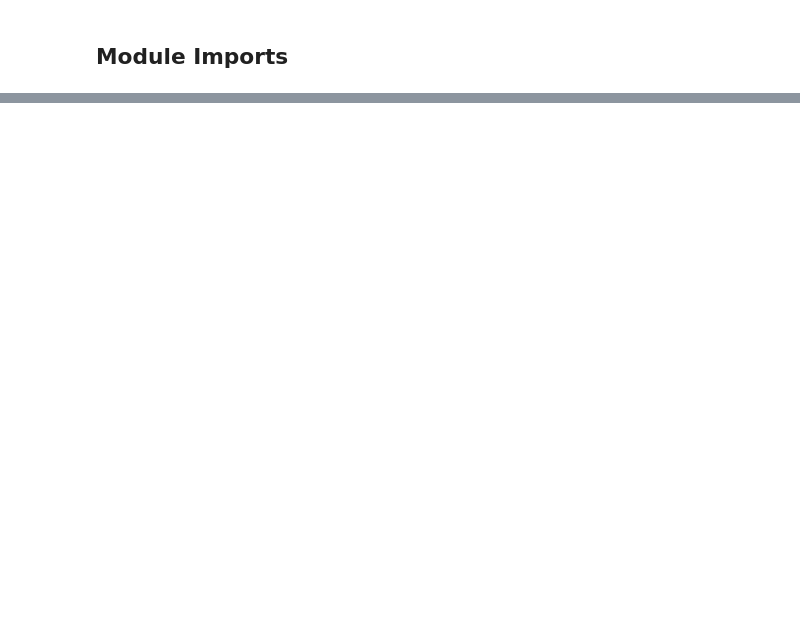
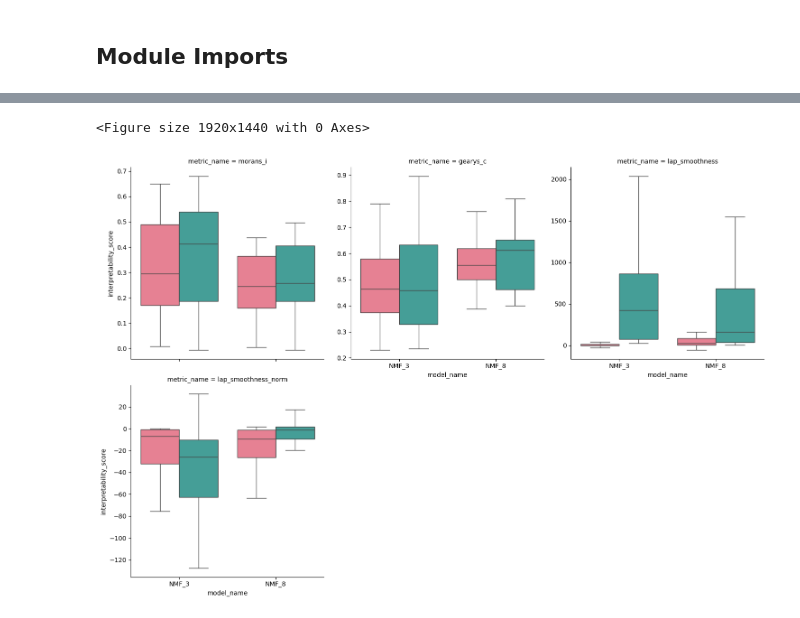
Before and after one commit to egerc/notebook_repository, a Jupyter notebook: notebooks/2026-02-17T08-24-52Z/2026-02-17T08-24-52Z.ipynb, the cells around one changed output, grey strips where cells are left out. Saved outputs shown, nothing was run; the diff lists cells and outputs as text; code cells hidden in the pictures; blank space fills up the shorter version.

```diff
--- a/notebooks/2026-02-17T08-24-52Z/2026-02-17T08-24-52Z.ipynb
+++ b/notebooks/2026-02-17T08-24-52Z/2026-02-17T08-24-52Z.ipynb
@@ -88,0 +332,13 @@ for (
+# %%
+interpretability_df = construct_result_table(
+    results,
+    extract_results_fn=make_interpretability_metric_evaluator(
+        metric_registry=build_interpretability_metric_registry(),
+        extended_celltypes=extended_celltypes,
+    ),
+).unpivot(
+    index=["metric_name", "dataset_name", "celltype", "sample_id", "model_name"],
+    variable_name="model_prediction_scope",
+    value_name="interpretability_score",
+)
+interpretability_df
@@ -88,0 +360,24 @@ for (
+# %%
+for (dataset_name,), interpretability_dataset_df in interpretability_df.partition_by(
+    "dataset_name", as_dict=True
+).items():
+    plt.figure(dpi=300)
+    g = sns.FacetGrid(
+        interpretability_dataset_df,
+        col="metric_name",
+        sharey=False,
+        height=5,
+        col_wrap=3,
+    )
+    g.map_dataframe(
+        sns.boxplot,
+        x="model_name",
+        y="interpretability_score",
+        hue="model_prediction_scope",
+        showfliers=False,
+        palette=sns.color_palette("husl", 2),
+    )
+    plt.show()
+# %% [output]
+<Figure size 1920x1440 with 0 Axes>
+[figure, added]
```
Also changed, not shown: parts of 19 cells of this notebook.
